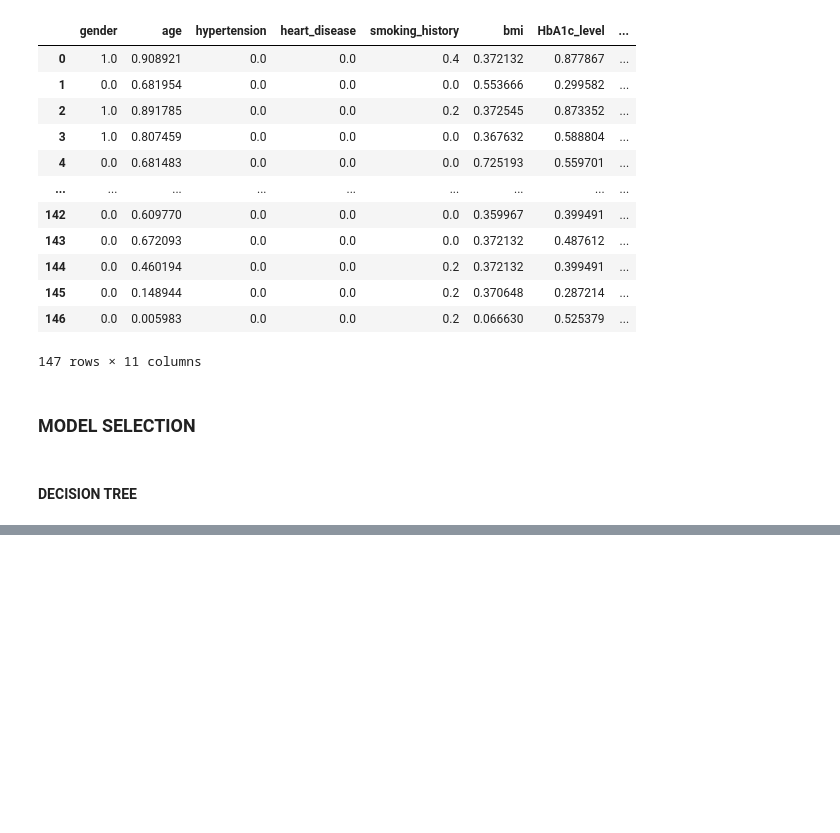
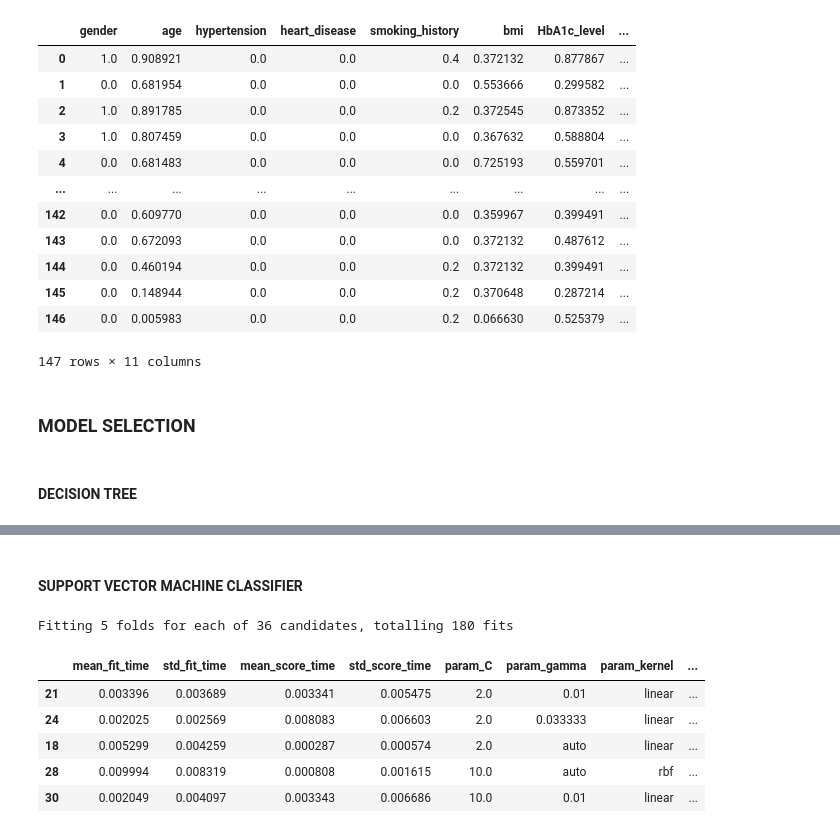
Before and after one commit to MartiChiodo/progetto_BIxBD, a Jupyter notebook: main.ipynb, the cells around one changed output, grey strips where cells are left out. Drawn from its saved outputs; the diff is of its cells as text; code cells hidden in the pictures; blank space fills up the shorter version.

```diff
--- a/main.ipynb
+++ b/main.ipynb
@@ -463,0 +583,37 @@ weighted avg       0.99      0.99      0.99       527
+# %% [markdown]
+#### **SUPPORT VECTOR MACHINE CLASSIFIER**
+# %%
+from sklearn.svm import SVC
+from sklearn.model_selection import GridSearchCV
+
+# Creating the model
+model_SVC = SVC()
+
+# Initializing a GridSearchCV object
+grid_search_SVC = GridSearchCV(
+    estimator = model_SVC,
+    param_grid={
+        'kernel': ['linear', 'rbf', 'sigmoid'],
+        'C' : [0.01, 0.2, 2, 10],
+        'gamma' : ['auto', 0.01, 1/30],
+        }  ,
+    scoring='f1',
+    cv=K_FOLD,
+    verbose=1,
+    n_jobs=1
+)
+
+model_SVC = grid_search_SVC.fit(X_train, y_train)
+# %% [output]
+Fitting 5 folds for each of 36 candidates, totalling 180 fits
+# %%
+results_SVC = pd.DataFrame(grid_search_SVC.cv_results_)
+results_SVC = results_SVC.sort_values(by='rank_test_score', ascending=True)
+results_SVC.head(5)
+# %% [output]
+|  | mean_fit_time | std_fit_time | mean_score_time | std_score_time | param_C | param_gamma | param_kernel | ... |
+| 21 | 0.003396 | 0.003689 | 0.003341 | 0.005475 | 2.0 | 0.01 | linear | ... |
+| 24 | 0.002025 | 0.002569 | 0.008083 | 0.006603 | 2.0 | 0.033333 | linear | ... |
+| 18 | 0.005299 | 0.004259 | 0.000287 | 0.000574 | 2.0 | auto | linear | ... |
+| 28 | 0.009994 | 0.008319 | 0.000808 | 0.001615 | 10.0 | auto | rbf | ... |
+| 30 | 0.002049 | 0.004097 | 0.003343 | 0.006686 | 10.0 | 0.01 | linear | ... |
```
Also changed, not shown: parts of 21 cells of this notebook, 12 other files.
